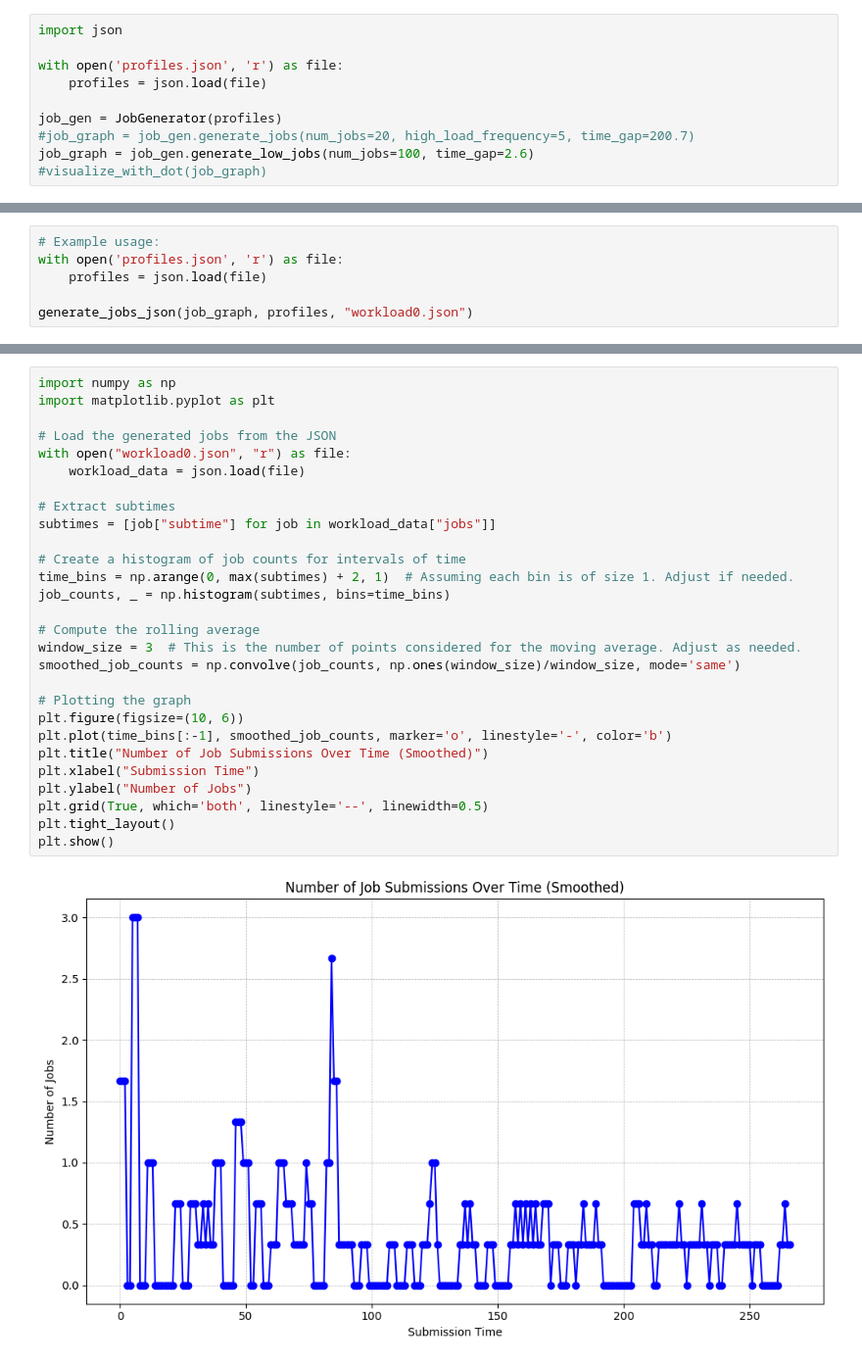
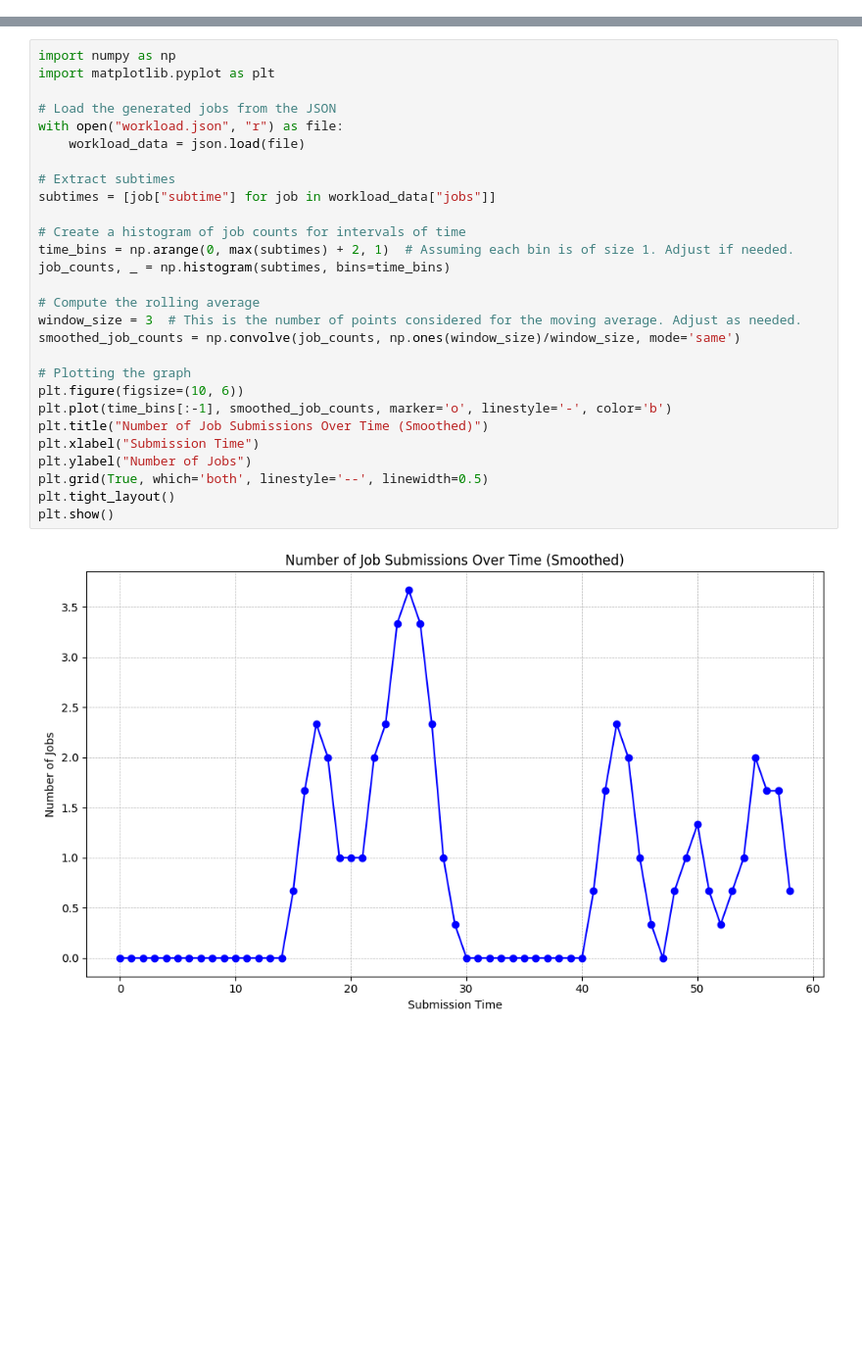
Before and after one commit to Naikelin/sched-sim, a Jupyter notebook: utils/workloads-gen/jobs_gen.ipynb, the cells around one changed output, grey strips where cells are left out. Shown at 98% size. Saved outputs shown, nothing was run; the diff lists cells and outputs as text; blank space fills up the shorter version.

```diff
--- a/utils/workloads-gen/jobs_gen.ipynb
+++ b/utils/workloads-gen/jobs_gen.ipynb
@@ -132,10 +17,0 @@ def visualize_with_subtime_annotations_dot(graph):
-# %%
-import json
-
-with open('profiles.json', 'r') as file:
-    profiles = json.load(file)
-
-job_gen = JobGenerator(profiles)
-#job_graph = job_gen.generate_jobs(num_jobs=20, high_load_frequency=5, time_gap=200.7)
-job_graph = job_gen.generate_low_jobs(num_jobs=100, time_gap=2.6)
-#visualize_with_dot(job_graph)
@@ -205,6 +19,0 @@ def generate_jobs_json(graph, profiles, output_path):
-# %%
-# Example usage:
-with open('profiles.json', 'r') as file:
-    profiles = json.load(file)
-
-generate_jobs_json(job_graph, profiles, "workload0.json")
@@ -242,33 +82,33 @@ plot_gantt_chart('workload0.json')
 # %%
 import numpy as np
 import matplotlib.pyplot as plt
 
 # Load the generated jobs from the JSON
-with open("workload0.json", "r") as file:
+with open("workload.json", "r") as file:
     workload_data = json.load(file)
 
 # Extract subtimes
 subtimes = [job["subtime"] for job in workload_data["jobs"]]
 
 # Create a histogram of job counts for intervals of time
 time_bins = np.arange(0, max(subtimes) + 2, 1)  # Assuming each bin is of size 1. Adjust if needed.
 job_counts, _ = np.histogram(subtimes, bins=time_bins)
 
 # Compute the rolling average
 window_size = 3  # This is the number of points considered for the moving average. Adjust as needed.
 smoothed_job_counts = np.convolve(job_counts, np.ones(window_size)/window_size, mode='same')
 
 # Plotting the graph
 plt.figure(figsize=(10, 6))
 plt.plot(time_bins[:-1], smoothed_job_counts, marker='o', linestyle='-', color='b')
 plt.title("Number of Job Submissions Over Time (Smoothed)")
 plt.xlabel("Submission Time")
 plt.ylabel("Number of Jobs")
 plt.grid(True, which='both', linestyle='--', linewidth=0.5)
 plt.tight_layout()
 plt.show()
 # %% [output]
-[figure, old version]
+[figure, new version]
 # %%
 import numpy as np
 import matplotlib.pyplot as plt
```
Also changed, not shown: parts of 17 cells of this notebook, 21 other files.
